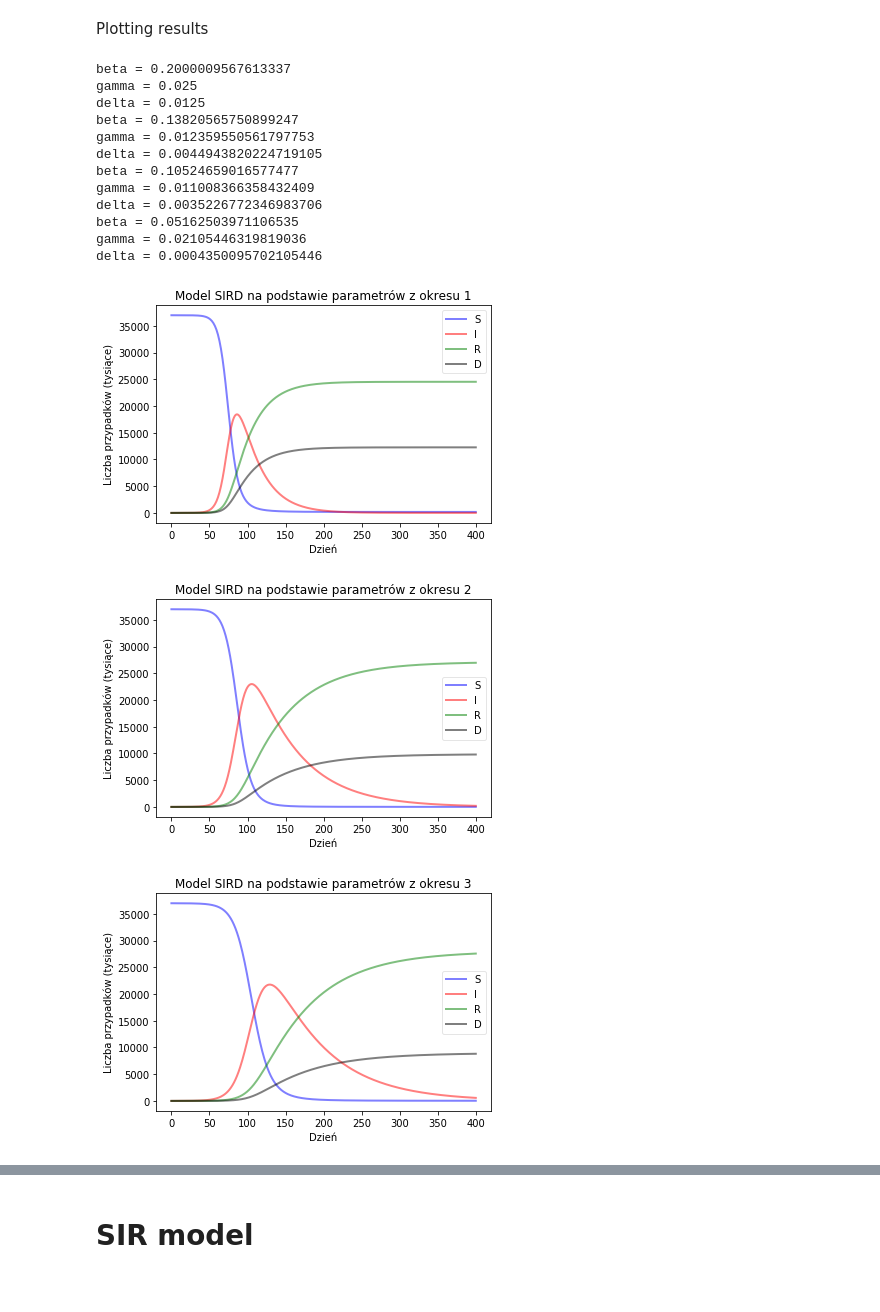
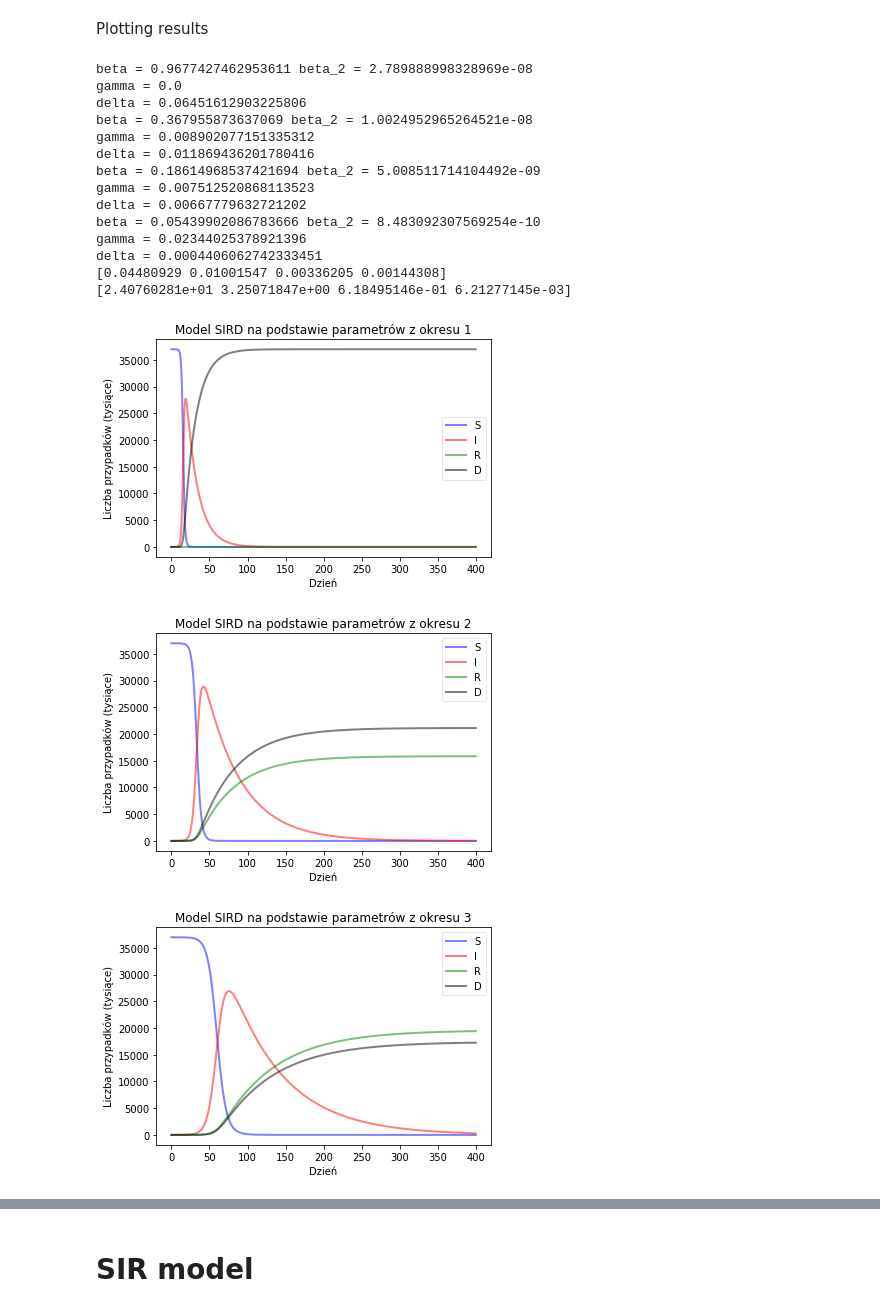
Before and after one commit to MarBry111/SIR_Poland_COVID19, a Jupyter notebook: SIR.ipynb, the cells around one changed output, grey strips where cells are left out. Saved outputs shown, nothing was run; the diff lists cells and outputs as text; code cells hidden in the pictures.

```diff
--- a/SIR.ipynb
+++ b/SIR.ipynb
@@ -245,6 +250,8 @@ plt.plot(x1,my_exp(x1,pe1))
 chi, pval = chisquare(y1, my_exp(x1,pe1), len(pe1))
 R2 = r2_score(y1, my_exp(x1,pe1))
 print('R2 :', R2)
+print('chi:', chi, 'v:', len(x1)-len(pe1)-1)
+print('pval:',pval)
 
 plt.title('Polska okres 2')
 plt.ylabel('')
@@ -255,10 +262,13 @@ param_error1 = np.sqrt(np.diag(param_cov_e1))
 print('param :', pe1)
 print('Std Err param :', param_error1)
 print('dI2 : ',dI2,'+-',exp_error(x1[-1], pe1, param_error1))
+eI2 = exp_error(x1[-1], pe1, param_error1)
 
 param_error1 = np.sqrt(np.diag(param_cov_e1))
 print('param :', pe1)
 print('Std Err param :', param_error1)
-print('dI2 : ',my_exp(x1[29],pe1),'+-',exp_error(x1[29], pe1, param_error1))
+print('dI1 : ',my_exp(x1[29],pe1),'+-',exp_error(x1[29], pe1, param_error1))
+dI1=int(my_exp(x1[29],pe1))
+eI1 = exp_error(x1[29], pe1, param_error1)
 # %% [output]
 R2 : 0.9575701401483238
@@ -447,12 +479,15 @@ ps, param_cov_s = curve_fit(my_sigmoid, x, y, p0=ps0)
 plt.plot(Ddaily,'r*')
 plt.plot(x,y,'k*')
 #plt.plot(x,my_exp(x,pe))
-#plt.plot(x,my_gauss(x,pg))
-plt.plot(x,my_sigmoid(x,ps))
+plt.plot(x,my_gauss(x,pg))
+#plt.plot(x,my_sigmoid(x,ps))
 
 chi, pval = chisquare(y, my_gauss(x,pg), len(pg))
 R2 = r2_score(y, my_gauss(x,pg))
+chi = np.sum((y - my_gauss(x,pg))**2 / sig_error(x, ps, param_error))
 print('R2 :', R2)
+print('chi:', chi, 'v:', len(x)-len(pg)-1, 'pval:', 1 - chi2.cdf(chi,len(x)-len(pg)-1))
+print('pval:',pval)
 
 plt.title('Polska okres 1-4')
 plt.xlabel('Data')
@@ -463,12 +498,16 @@ dD2=int(my_gauss(x[r1],pg))
 dD3=int(my_gauss(x[r2],pg))
 dD4=int(my_gauss(x[-1],pg))
 
-param_error = np.sqrt(np.diag(param_cov_s))
-print('param :', ps)
+param_error = np.sqrt(np.diag(param_cov_g))
+print('param :', pg)
 print('Std Err param :', param_error)
-print('dD1 : ',dD1, '+-',sig_error(x[r0], ps, param_error))
-print('dD2 : ',dD2, '+-',sig_error(x[r1], ps, param_error))
-print('dD3 : ',dD3, '+-',sig_error(x[r2], ps, param_error))
-print('dD4 : ',dD4, '+-',sig_error(x[-1], ps, param_error))
+print('dD1 : ',dD1, '+-',gauss_error(x[r0], pg, param_error))
+print('dD2 : ',dD2, '+-',gauss_error(x[r1], pg, param_error))
+print('dD3 : ',dD3, '+-',gauss_error(x[r2], pg, param_error))
+print('dD4 : ',dD4, '+-',gauss_error(x[-1], pg, param_error))
+eD1 = gauss_error(x[r0], pg, param_error)
+eD2 = gauss_error(x[r1], pg, param_error)
+eD3 = gauss_error(x[r2], pg, param_error)
+eD4 = gauss_error(x[-1], pg, param_error)
 # %% [output]
 R2 : 0.7346324302818457
@@ -499,0 +549,7 @@ print(Dtotal[[r0,r1,r2,f3]])
+# %%
+I_15 = Itotal[[r0-15,r1-15,r2-15,f3-15]]
+I_15[I_15==0]=1
+print(np.array([eR1,eR2,eR3,eR4])/I_15)
+print(np.array([eD1,eD2,eD3,eD4])/I_15)
+gm = np.array([eR1,eR2,eR3,eR4])/I_15
+bt = np.array([eD1,eD2,eD3,eD4])/I_15
@@ -558,30 +645,35 @@ Plotting results
 # %%
 Itab = []
 for i, nt in enumerate([r0,r1,r2,f3]):
     dValuse = [[dI1,dR1,dD1],
               [dI2,dR2,dD2],
               [dI3,dR3,dD3],
               [dI4,dR4,dD4]]
-    S, I, R, D  = plot_SIR(Itotal[nt],Rtotal[nt],Dtotal[nt],
+    S, I, R, D  = plot_SIR(Itotal[nt-5],Rtotal[nt-15],Dtotal[nt-15],
                            dValuse[i][0],dValuse[i][1],dValuse[i][2],
                            tit='Model SIRD na podstawie parametrów z okresu '+str(i+1),
                            t_max=400)
     Itab.append(I)
 
     plt.savefig('images/poland_SIRD'+str(i+1)+'.png', bbox_inches='tight')
+
+print(np.array([eR1,eR2,eR3,eR4])/I_15)
+print(np.array([eD1,eD2,eD3,eD4])/I_15)
 # %% [output]
-beta = 0.2000009567613337
-gamma = 0.025
-delta = 0.0125
-beta = 0.13820565750899247
-gamma = 0.012359550561797753
-delta = 0.0044943820224719105
-beta = 0.10524659016577477
-gamma = 0.011008366358432409
-delta = 0.0035226772346983706
-beta = 0.05162503971106535
-gamma = 0.02105446319819036
-delta = 0.0004350095702105446
+beta = 0.9677427462953611 beta_2 = 2.789888998328969e-08
+gamma = 0.0
+delta = 0.06451612903225806
+beta = 0.367955873637069 beta_2 = 1.0024952965264521e-08
+gamma = 0.008902077151335312
+delta = 0.011869436201780416
+beta = 0.18614968537421694 beta_2 = 5.008511714104492e-09
+gamma = 0.007512520868113523
+delta = 0.00667779632721202
+beta = 0.05439902086783666 beta_2 = 8.483092307569254e-10
+gamma = 0.02344025378921396
+delta = 0.0004406062742333451
+[0.04480929 0.01001547 0.00336205 0.00144308]
+[2.40760281e+01 3.25071847e+00 6.18495146e-01 6.21277145e-03]
-[figure, old version]
+[figure, new version]
-[figure, old version]
+[figure, new version]
-[figure, old version]
+[figure, new version]
```
Also changed, not shown: parts of 28 cells of this notebook.
